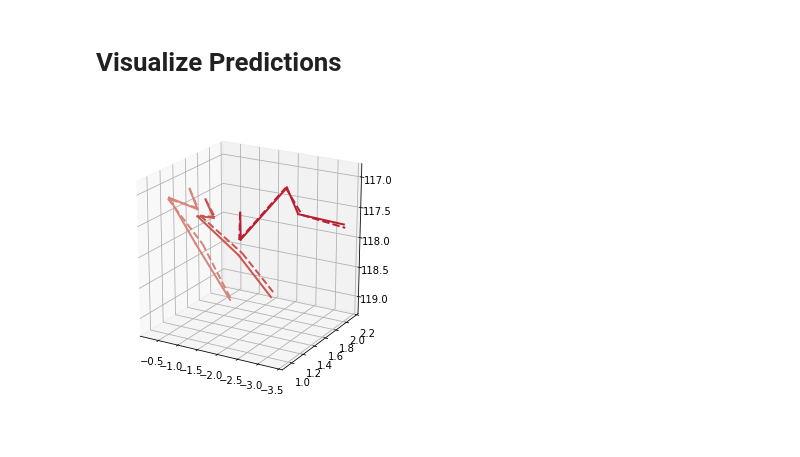
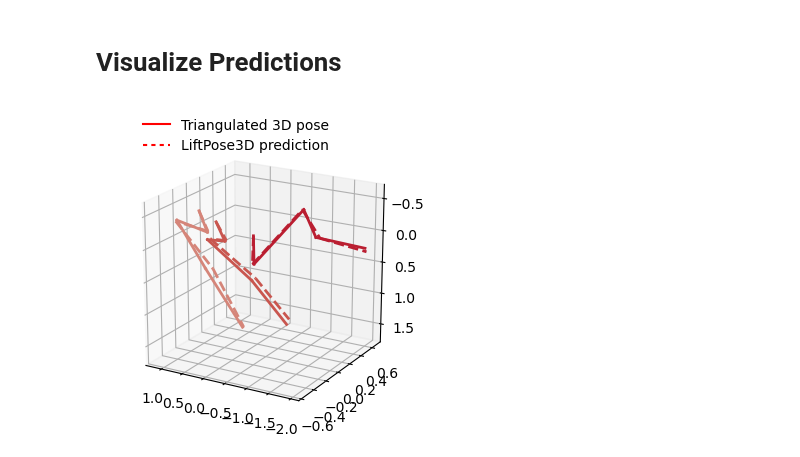
Before and after one commit to NeLy-EPFL/LiftPose3D, a Jupyter notebook: examples/fly_tether/fly_tether.ipynb, the cells around one changed output. Cells and saved outputs as stored; diff of their text form; code cells hidden in the pictures.

Commit message:
update fly tether

```diff
--- a/examples/fly_tether/fly_tether.ipynb
+++ b/examples/fly_tether/fly_tether.ipynb
@@ -3,22 +3,25 @@
 # %%
 %load_ext autoreload
 %autoreload 2
-from src.load import *
+from load import *
 import yaml
 import logging
 from imp import reload
+import matplotlib.pyplot as plt
 reload(logging)
+logger = logging.getLogger(__name__).setLevel(logging.INFO)
 
 # decleare data parameters
-par = {'data_dir'       : '/data/LiftPose3D/fly_tether/data_DF3D', # change the path
+par_train = {'data_dir'       : '/data/LiftPose3D/fly_tether/data_DF3D', # change the path
        'out_dir'        : './out',
-       'train_subjects' : [1,2,3,4,5],
+       'train_subjects' : [1],
        'test_subjects'  : [6,7],
        'actions'        : ['all'],
        'cam_id'         : [2,5]}
 
 # merge with training parameters
-par = {**yaml.full_load(open('param.yaml', "rb"))["data"], **par}
+par_data = yaml.full_load(open('param.yaml', "rb"))
+par = {**par_data["data"], **par_train}
 
 # Load 2D data
 train_2d = load_2D(
@@ -145,42 +105,18 @@ SystemExit:
 from liftpose.postprocess import load_test_results
 test_3d, test_3d_pred = load_test_results(par['out_dir'])
-# %%
-import networkx as nx
-from liftpose.plot import plot_3d_graph
-pos_pred, pos_tar = [], []
-
-thist = 7
-pos_pred, pos_tar = [], []
-t = 900
-for j in range(test_3d_pred.shape[1]//3):
-    tmin = max(0,t-thist+1)
-    pos_pred.append((test_3d_pred[tmin:(t+1), 3*j], test_3d_pred[tmin:(t+1), 3*j+1], test_3d_pred[tmin:(t+1), 3*j+2]))
-    pos_tar.append((test_3d[tmin:(t+1), 3*j], test_3d[tmin:(t+1), 3*j+1], test_3d[tmin:(t+1), 3*j+2]))
-
-pos_pred, pos_tar = np.array(pos_pred), np.array(pos_tar)
-#.plot_trailing_points(pos_pred[legtips,:,:],min(thist,t+1),ax)
-
-G=nx.Graph()
-G.add_edges_from(np.array(par['bones'])[:12])
-G.add_nodes_from(np.arange(par['ndims']))
-print(G)
-
-fig = plt.figure(figsize=plt.figaspect(1))
-fig.subplots_adjust(left=0, right=1, bottom=0, top=1)
-ax = fig.add_subplot(111, projection='3d')
-ax.view_init(elev=200, azim=60)
-
-limb_id = [i for i in range(6) for j in range(5)]
-nodes = [i for i in range(30)]
-
-colors = [[186,30,49], [201,86,79], [213,133,121], #RF, RM, RH
-          [15,115, 153], [26,141, 175], [117,190,203] #LF, LM, LH
-          ]
-
-edge_colors = [[x / 255.0 for x in colors[i]] for i in limb_id]
-
-#plot skeleton
-plot_3d_graph(G, pos_tar[:,:,-1], ax, color_edge=edge_colors)
-plot_3d_graph(G, pos_pred[:,:,-1], ax, color_edge=edge_colors, style='--')
-# %% [output]
-[figure, removed]
+# %%
+from liftpose.plot import plot_pose_3d
+
+fig = plt.figure(figsize=plt.figaspect(1), dpi=100)
+ax = fig.add_subplot(111, projection='3d')
+ax.view_init(elev=200, azim=60)
+
+t = 900
+plot_pose_3d(ax, test_3d[t],
+            test_3d_pred[t],
+            par["ndims"],
+            np.array(params["vis"]["bones"][:12]),
+            par_data["vis"]["limb_id"],
+            par_data["vis"]["colors"])
+# %% [output]
+[figure, added]
```
Also changed, not shown: parts of 5 cells of this notebook, 6 other files.
